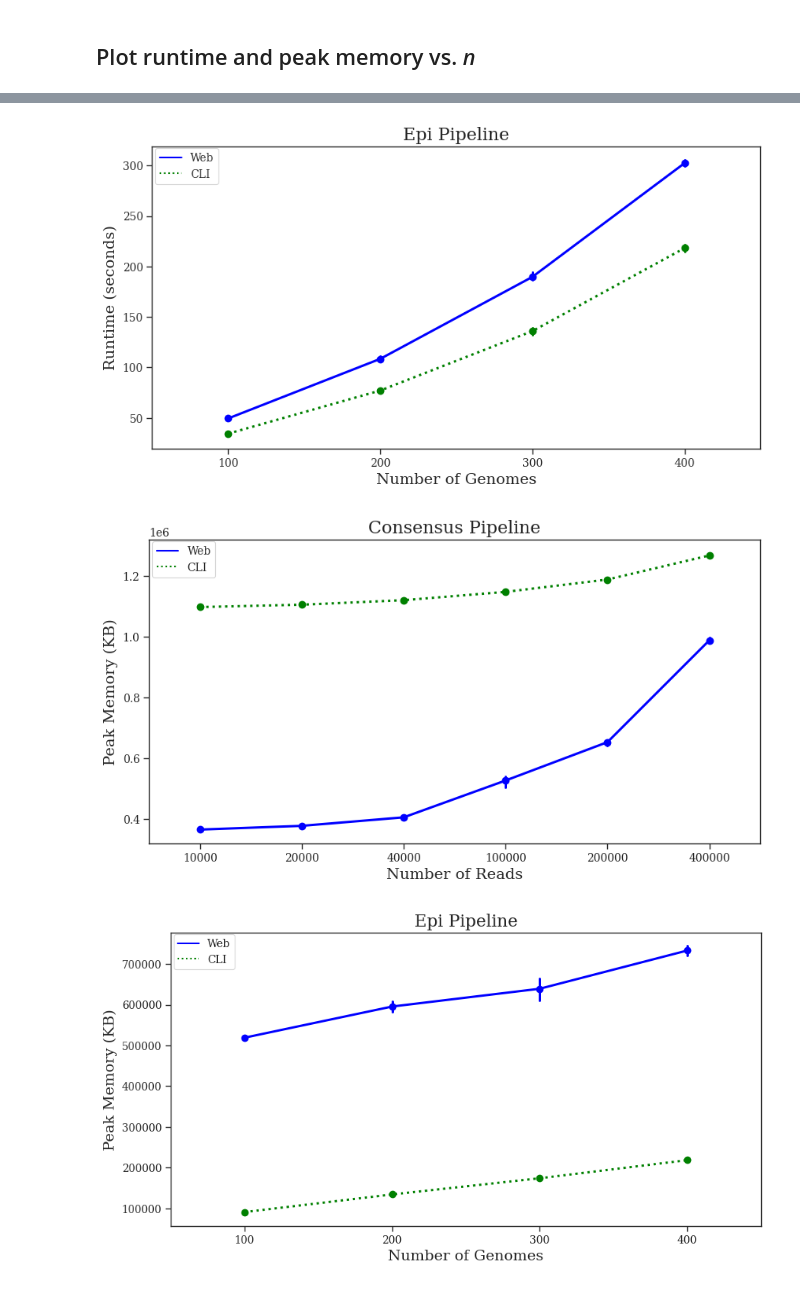
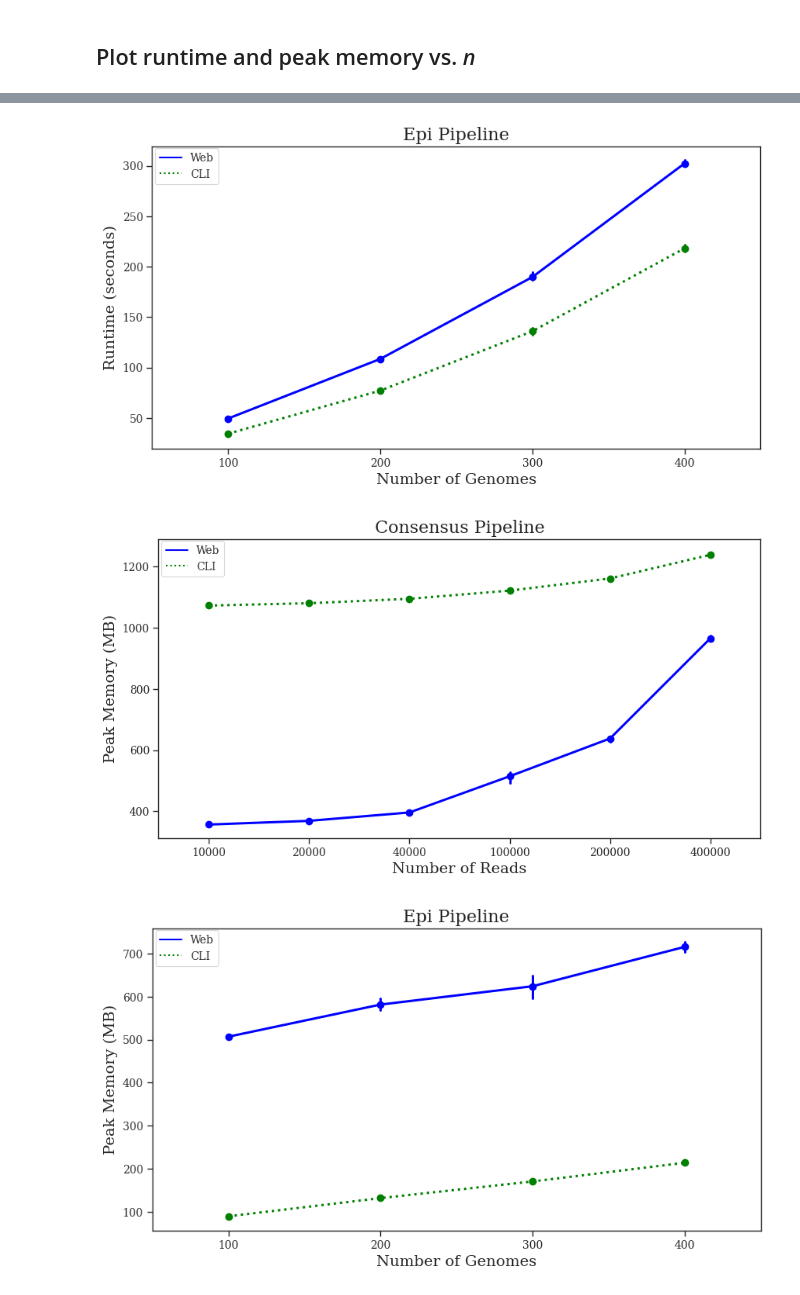
Before and after one commit to Niema-Lab/ViralWasm-Paper, a Jupyter notebook: Figures.ipynb, the cells around one changed output, grey strips where cells are left out. Cells and saved outputs as stored; diff of their text form; code cells hidden in the pictures.

Commit message:
updated plots

```diff
--- a/Figures.ipynb
+++ b/Figures.ipynb
@@ -52,26 +52,29 @@ for pipeline, zip_fn in [('consensus', BENCHMARK_CONSENSUS_ZIP), ('epi', BENCHMA
 # %%
 for plot in ['time', 'mem']:
     for pipeline in ['consensus', 'epi']:
         fig, ax = plt.subplots(figsize=(10,5)); handles = list()
         for tool in ['chromium', 'cli']:
             handles.append(Line2D([0],[0], color=META['c'][tool], label=META['l'][tool], linewidth=1.5, linestyle=META['ls'][tool]))
             x = list(); y = list()
             for n in sorted(data[pipeline][plot][tool].keys()):
-                tmp = data[pipeline][plot][tool][n]; y += tmp; x += [n]*len(tmp)
+                tmp = data[pipeline][plot][tool][n]
+                if plot == 'mem': # convert KB to MB
+                    tmp = [v/1024. for v in tmp]
+                y += tmp; x += [n]*len(tmp)
             pointplot(x=x, y=y, color=META['c'][tool], linestyles=META['ls'][tool])
         plt.title('%s Pipeline' % META['l'][pipeline])
         if pipeline == 'consensus':
             plt.xlabel('Number of Reads')
         else:
             plt.xlabel('Number of Genomes')
         if plot == 'time':
             plt.ylabel('Runtime (seconds)')
         else:
-            plt.ylabel('Peak Memory (KB)')
+            plt.ylabel('Peak Memory (MB)')
         plt.legend(handles=handles,bbox_to_anchor=(0.005, 0.995), loc=2, borderaxespad=0., frameon=True)
         fig.savefig('%s/%s.%s.pdf' % (FIGDIR, plot, pipeline), format='pdf', bbox_inches='tight')
 # %% [output]
 [figure]
 [figure]
-[figure, old version]
+[figure, new version]
-[figure, old version]
+[figure, new version]
```
Also changed, not shown: parts of 1 cell of this notebook, 4 other files.
